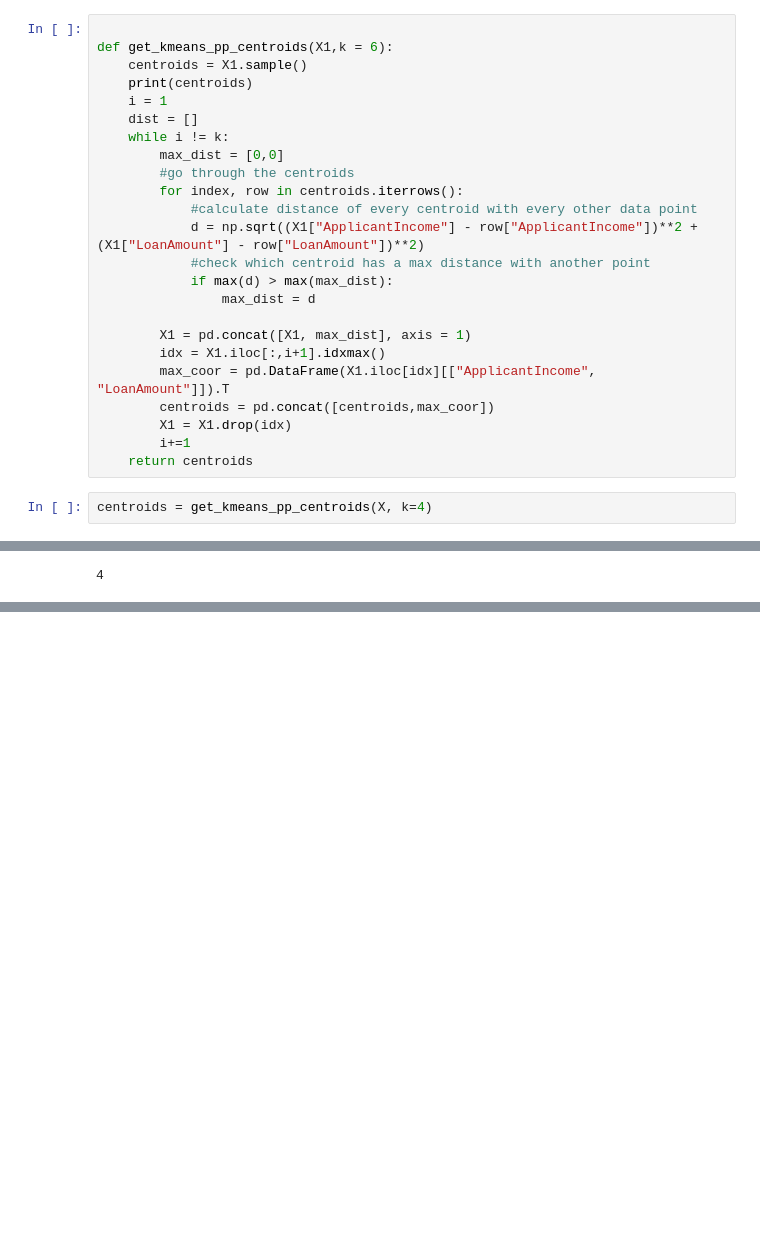
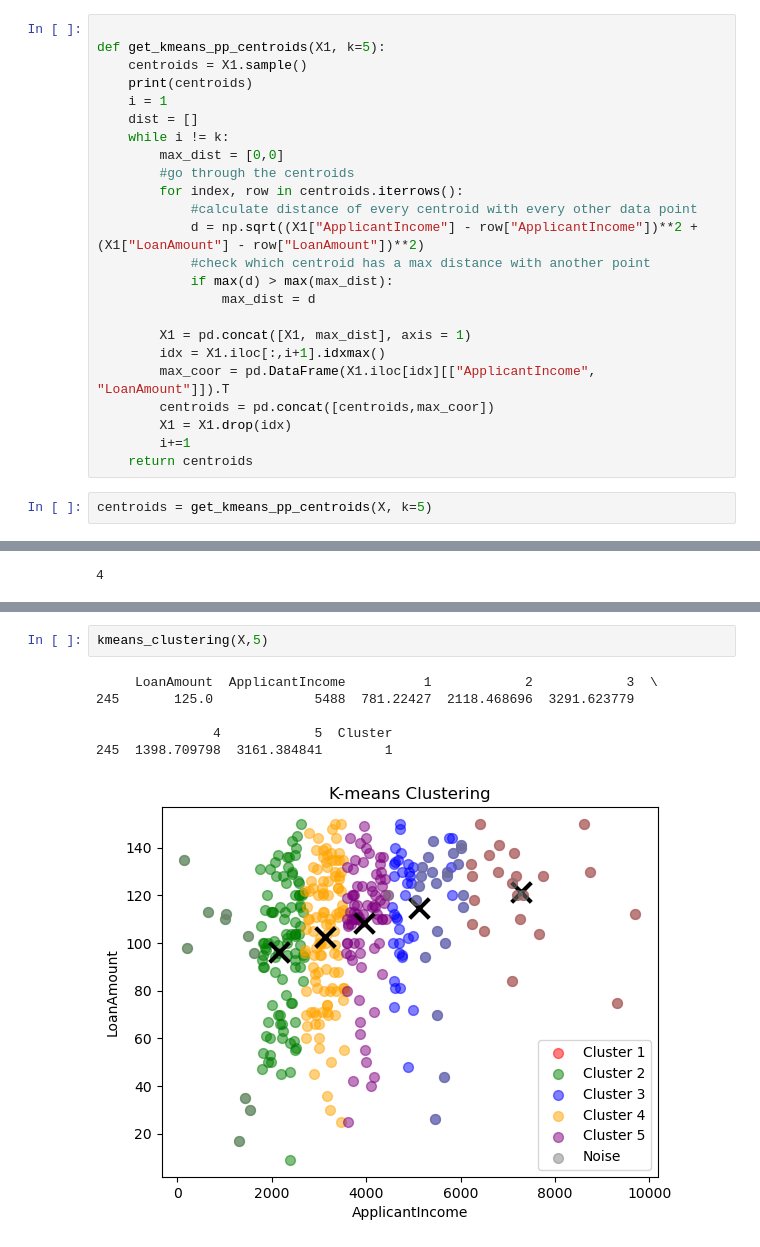
Before and after one commit to abdelghafourbk/MIV_Projects, a Jupyter notebook: TP FD/TP Clustering/Kmeans.ipynb, the cells around one changed output, grey strips where cells are left out. Cells and saved outputs as stored; diff of their text form; blank space fills up the shorter version.

```diff
--- a/TP FD/TP Clustering/Kmeans.ipynb
+++ b/TP FD/TP Clustering/Kmeans.ipynb
@@ -208,7 +140,7 @@ Kmeans optimized approach by not initializing K
 5. Repeat steps 3 and 4 until n number of centroids are located.
 # %%
 
-def get_kmeans_pp_centroids(X1,k = 6):
+def get_kmeans_pp_centroids(X1, k=5):
     centroids = X1.sample()
     print(centroids)
     i = 1
@@ -231,5 +163,5 @@ def get_kmeans_pp_centroids(X1,k = 6):
         i+=1
     return centroids
 # %%
-centroids = get_kmeans_pp_centroids(X, k=4)
+centroids = get_kmeans_pp_centroids(X, k=5)
 # %% [output]
@@ -309,0 +334,9 @@ plt.show()
+# %%
+kmeans_clustering(X,5)
+# %% [output]
+     LoanAmount  ApplicantIncome          1            2            3  \
+245       125.0             5488  781.22427  2118.468696  3291.623779
+
+               4            5  Cluster
+245  1398.709798  3161.384841        1
+[figure, added]
```
Also changed, not shown: parts of 8 cells of this notebook.
